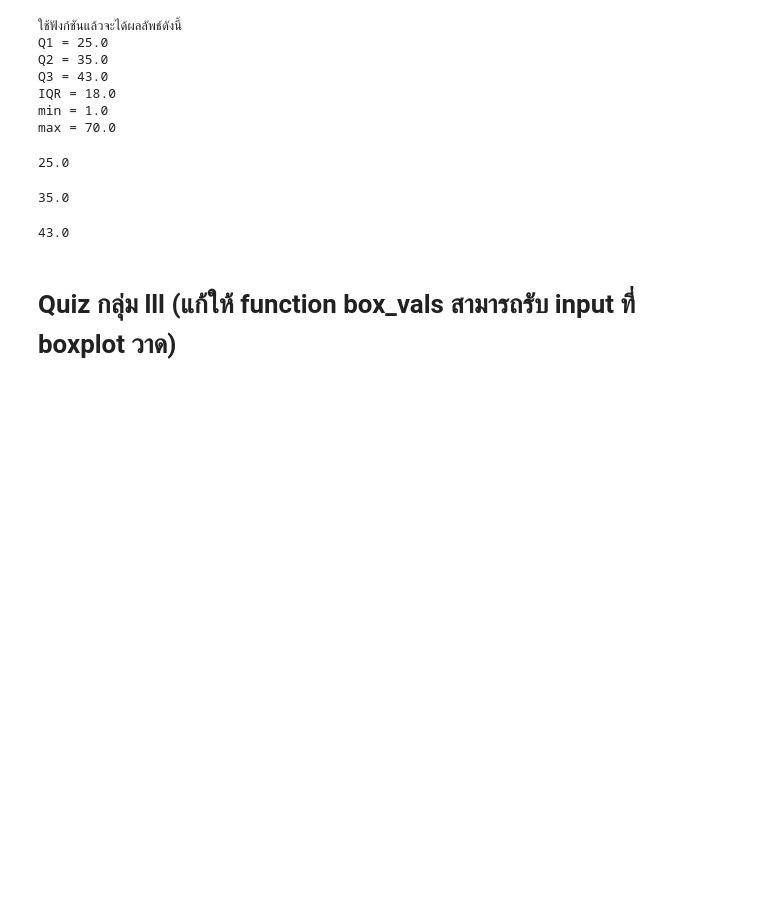
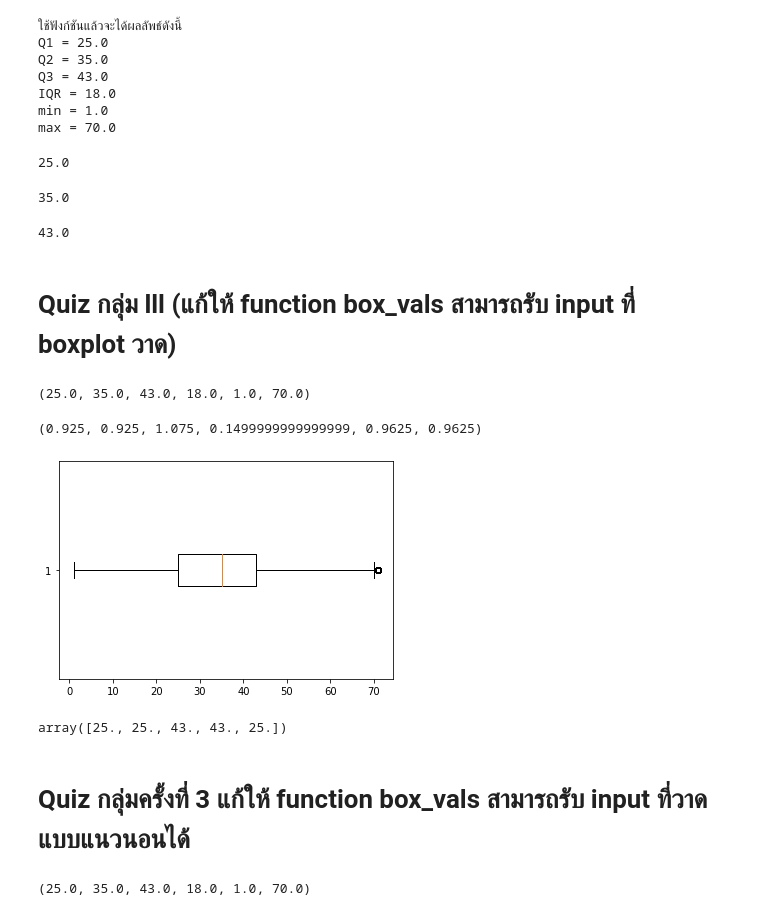
Before and after one commit to moneypitak/DWDM21, a Jupyter notebook: Data_Preprocessing_(Chapter3).ipynb, the cells around one changed output. Cells and saved outputs as stored; diff of their text form; code cells hidden in the pictures; blank space fills up the shorter version.

Commit message:
HW10 and Quiz

```diff
--- a/Data_Preprocessing_(Chapter3).ipynb
+++ b/Data_Preprocessing_(Chapter3).ipynb
@@ -1072,0 +1090,19 @@ def box_vals(box_out_dict) :
+# %%
+box_vals(data_dict, vert=True)
+# %% [output]
+(25.0, 35.0, 43.0, 18.0, 1.0, 70.0)
+# %%
+
+box_vals(data_dict, vert=False)
+# %% [output]
+(0.925, 0.925, 1.075, 0.1499999999999999, 0.9625, 0.9625)
+# %%
+data_dict = plt.boxplot(data_cases2_nomissingage_nooutlier['age'],vert=False)
+# %% [output]
+[figure, added]
+# %%
+data_dict['boxes'][0].get_xdata()
+# %% [output]
+array([25., 25., 43., 43., 25.])
+# %% [markdown]
+# Quiz กลุ่มครั้งที่ 3 แก้ให้ function box_vals สามารถรับ input ที่วาดแบบแนวนอนได้
@@ -1072,0 +1118,4 @@ def box_vals(box_out_dict) :
+# %%
+box_vals(data_dict)
+# %% [output]
+(25.0, 35.0, 43.0, 18.0, 1.0, 70.0)
```
Also changed, not shown: parts of 57 cells of this notebook.
